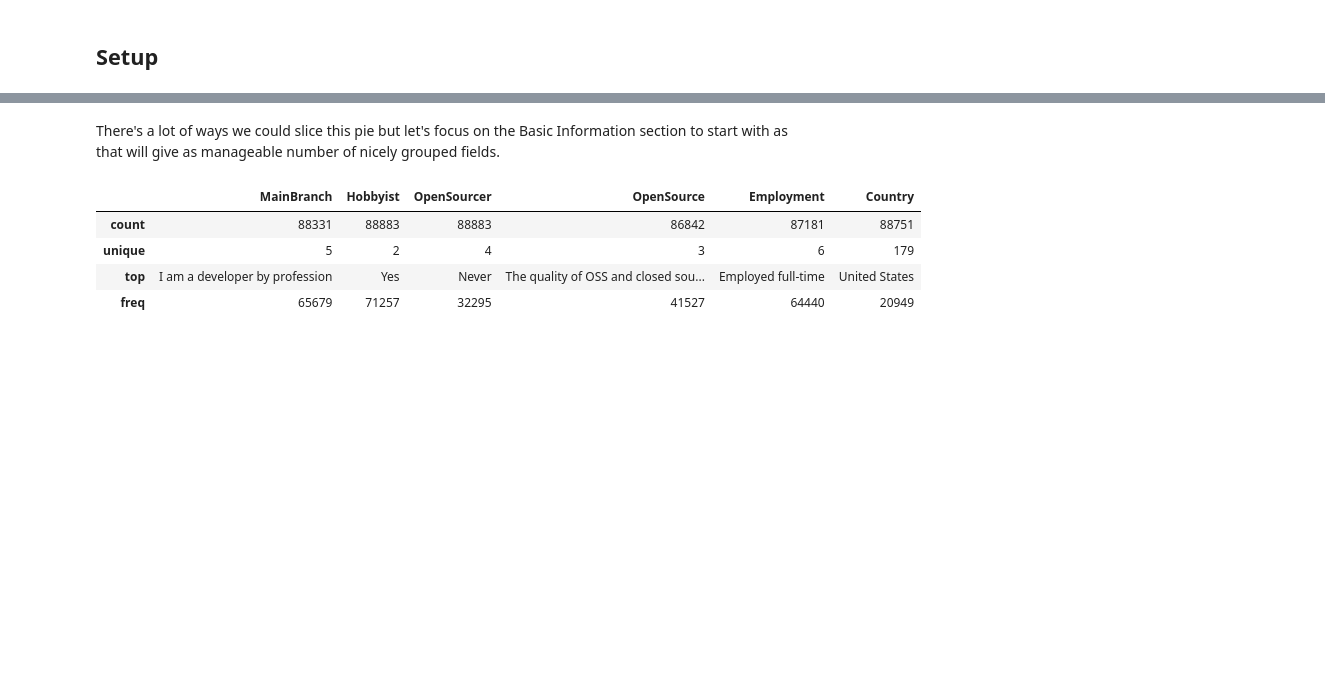
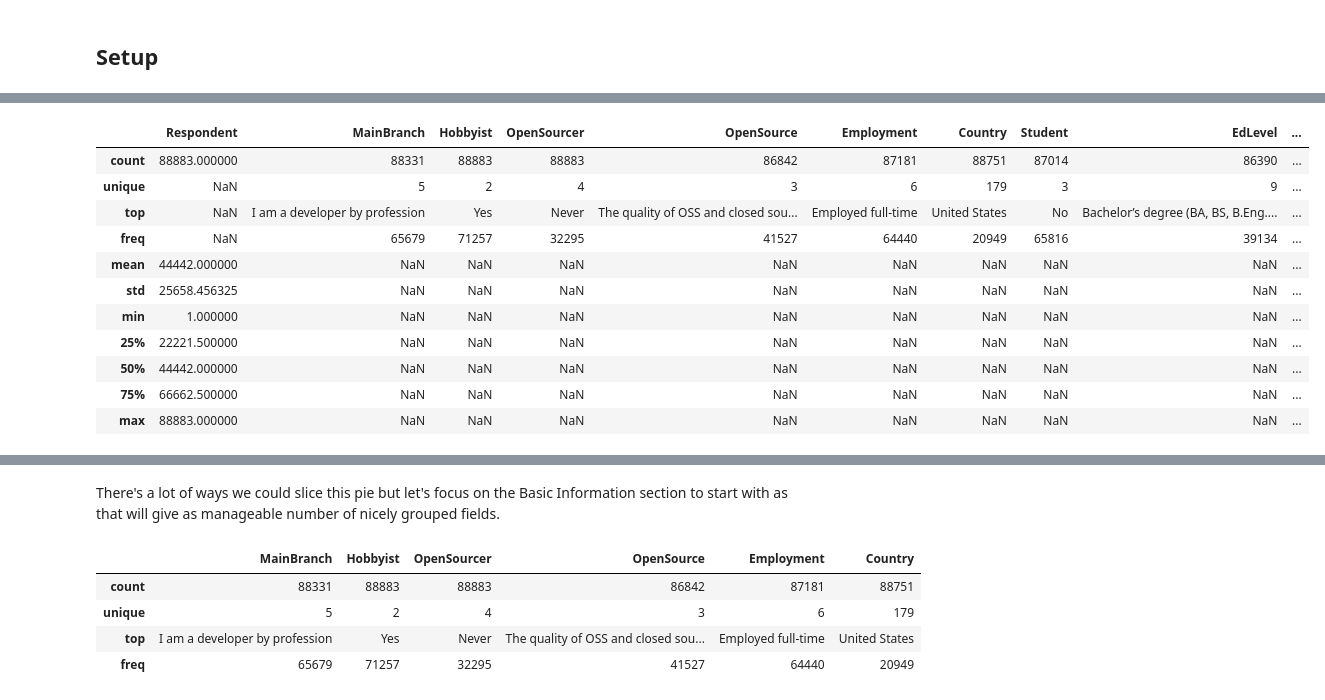
Before and after one commit to deacona/stackoverflow2019, a Jupyter notebook: Q1_Typical_Coder.ipynb, the cells around one changed output, grey strips where cells are left out. Saved outputs shown, nothing was run; the diff lists cells and outputs as text; code cells hidden in the pictures; blank space fills up the shorter version.

```diff
--- a/Q1_Typical_Coder.ipynb
+++ b/Q1_Typical_Coder.ipynb
@@ -5,2 +3,11 @@ What does the typical coder look like? I am going to try to answer this question
 # %% [markdown]
 ## Setup
+# %%
+import pandas as pd
+# import numpy as np
+
+pd.options.display.max_columns = 200
+pd.options.display.max_colwidth = 500
+pd.options.display.max_rows = 100
+
+%matplotlib inline
@@ -6,0 +40,17 @@ What does the typical coder look like? I am going to try to answer this question
+# %%
+responses = pd.read_csv("data/survey_results_public.csv")
+
+responses.describe(include="all")
+# %% [output]
+|  | Respondent | MainBranch | Hobbyist | OpenSourcer | OpenSource | Employment | Country | Student | EdLevel | ... |
+| count | 88883.000000 | 88331 | 88883 | 88883 | 86842 | 87181 | 88751 | 87014 | 86390 | ... |
+| unique | NaN | 5 | 2 | 4 | 3 | 6 | 179 | 3 | 9 | ... |
+| top | NaN | I am a developer by profession | Yes | Never | The quality of OSS and closed sou... | Employed full-time | United States | No | Bachelor’s degree (BA, BS, B.Eng.... | ... |
+| freq | NaN | 65679 | 71257 | 32295 | 41527 | 64440 | 20949 | 65816 | 39134 | ... |
+| mean | 44442.000000 | NaN | NaN | NaN | NaN | NaN | NaN | NaN | NaN | ... |
+| std | 25658.456325 | NaN | NaN | NaN | NaN | NaN | NaN | NaN | NaN | ... |
+| min | 1.000000 | NaN | NaN | NaN | NaN | NaN | NaN | NaN | NaN | ... |
+| 25% | 22221.500000 | NaN | NaN | NaN | NaN | NaN | NaN | NaN | NaN | ... |
+| 50% | 44442.000000 | NaN | NaN | NaN | NaN | NaN | NaN | NaN | NaN | ... |
+| 75% | 66662.500000 | NaN | NaN | NaN | NaN | NaN | NaN | NaN | NaN | ... |
+| max | 88883.000000 | NaN | NaN | NaN | NaN | NaN | NaN | NaN | NaN | ... |
```
Also changed, not shown: parts of 12 cells of this notebook.
